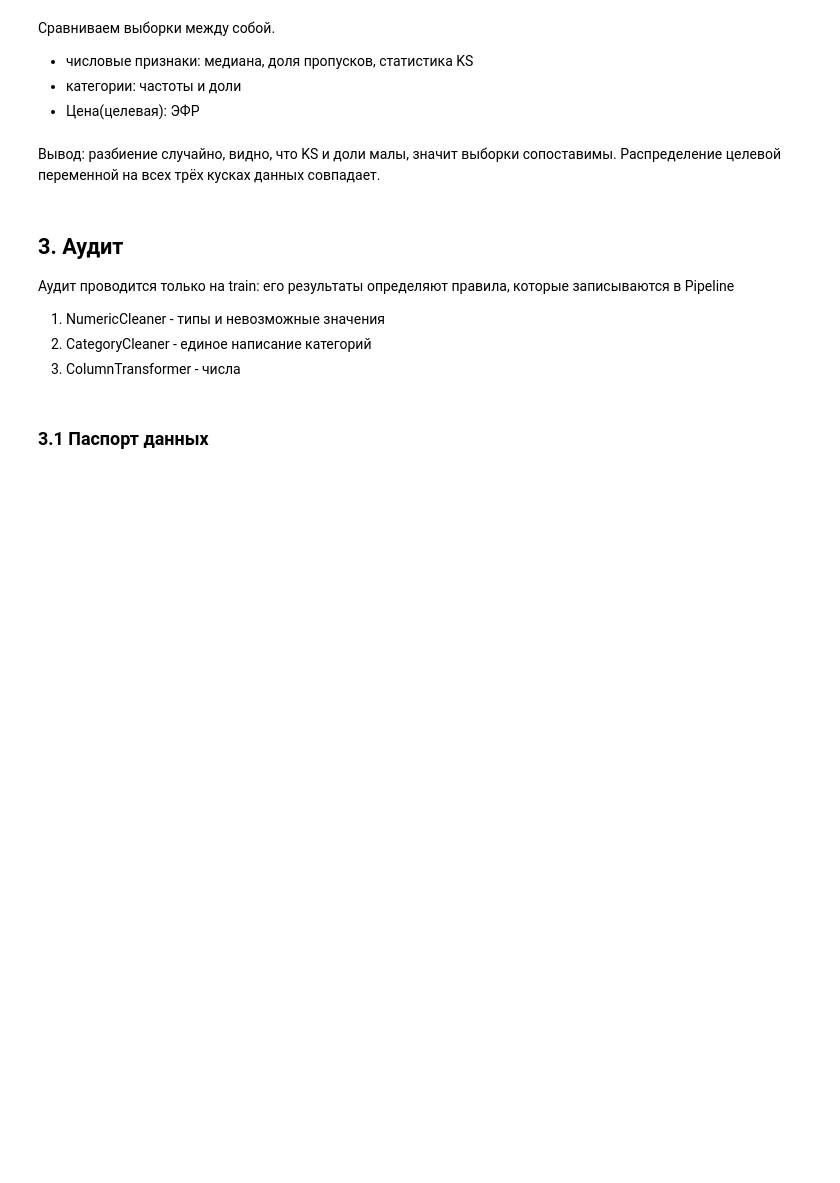
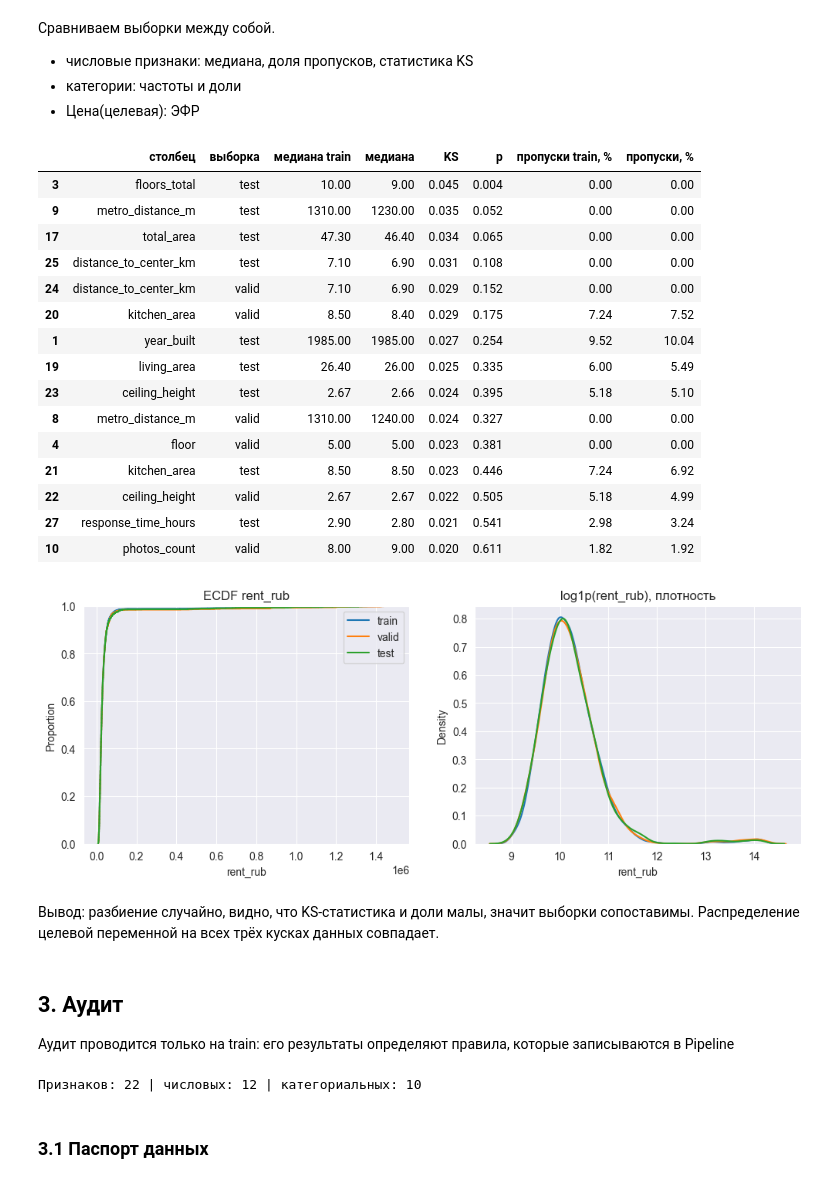
Before and after one commit to 6VolGirl/6VolGirl-Suhodolova_Anna_Lab2, a Jupyter notebook: notebooks/01_preparation.ipynb, the cells around one changed output. Saved outputs shown, nothing was run; the diff lists cells and outputs as text; code cells hidden in the pictures; blank space fills up the shorter version.

```diff
--- a/notebooks/01_preparation.ipynb
+++ b/notebooks/01_preparation.ipynb
@@ -133,48 +182,53 @@ add_log("rent_v28*", "разбиение на выборки", "вся выгр
 # %%
 from scipy import stats
 import seaborn as sns
 import matplotlib.pyplot as plt
 
 # Сравниваем valid и test с train
 parts = {"valid": df_valid, "test": df_test}
 
 # Числовые признаки: сравниваем центр (медиану) и долю пропусков. (KS — максимальное расстояние между двумя ECDF(ЭФР) (долями наблюдений ≤ порога))
 rows = []
 for c in INT_COLS + FLOAT_COLS:
     a = df_train[c].dropna().astype(float)
     for name, part in parts.items():
         b = part[c].dropna().astype(float)
         ks = stats.ks_2samp(a, b)
         rows.append({"столбец": c, "выборка": name, "медиана train": a.median(), "медиана": b.median(), "KS": round(ks.statistic, 3), "p": round(ks.pvalue, 3), "пропуски train, %": round(df_train[c].isna().mean() * 100, 2), "пропуски, %": round(part[c].isna().mean() * 100, 2)})
 num_cmp = pd.DataFrame(rows)
 display(num_cmp.sort_values("KS", ascending=False).head(15))
 
-# Категориальные признаки: сравниваем частоты и доли. Пропуск считаем отдельной категорией "<NaN>".
-rows = []
-for c in CAT_COLS:
-    p_tr = df_train[c].astype("string").fillna("<NaN>").value_counts(normalize=True)
-    for name, part in parts.items():
-        p = part[c].astype("string").fillna("<NaN>").value_counts(normalize=True)
-        diff = p_tr.sub(p, fill_value=0).abs() * 100
-        rows.append({"столбец": c, "выборка": name, "макс. разница долей, п.п.": round(diff.max(), 2), "значение": diff.idxmax()})
-display(pd.DataFrame(rows).sort_values("макс. разница долей, п.п.", ascending=False))
-
 # Целевая переменная: ECDF(ЭФР) показывает долю объявлений с ценой ≤ порога
 fig, ax = plt.subplots(1, 2, figsize=(12, 4))
 for name, part in {"train": df_train, "valid": df_valid, "test": df_test}.items():
     sns.ecdfplot(part["rent_rub"].astype(float), ax=ax[0], label=name)
     sns.kdeplot(np.log1p(part["rent_rub"].astype(float)), ax=ax[1], label=name)
 ax[0].set_title("ECDF rent_rub"); ax[1].set_title("log1p(rent_rub), плотность")
 ax[0].legend()
 plt.show()
+# %% [output]
+|  | столбец | выборка | медиана train | медиана | KS | p | пропуски train, % | пропуски, % |
+| 3 | floors_total | test | 10.00 | 9.00 | 0.045 | 0.004 | 0.00 | 0.00 |
+| 9 | metro_distance_m | test | 1310.00 | 1230.00 | 0.035 | 0.052 | 0.00 | 0.00 |
+| 17 | total_area | test | 47.30 | 46.40 | 0.034 | 0.065 | 0.00 | 0.00 |
+| 25 | distance_to_center_km | test | 7.10 | 6.90 | 0.031 | 0.108 | 0.00 | 0.00 |
+| 24 | distance_to_center_km | valid | 7.10 | 6.90 | 0.029 | 0.152 | 0.00 | 0.00 |
+| 20 | kitchen_area | valid | 8.50 | 8.40 | 0.029 | 0.175 | 7.24 | 7.52 |
+| 1 | year_built | test | 1985.00 | 1985.00 | 0.027 | 0.254 | 9.52 | 10.04 |
+| 19 | living_area | test | 26.40 | 26.00 | 0.025 | 0.335 | 6.00 | 5.49 |
+| 23 | ceiling_height | test | 2.67 | 2.66 | 0.024 | 0.395 | 5.18 | 5.10 |
+| 8 | metro_distance_m | valid | 1310.00 | 1240.00 | 0.024 | 0.327 | 0.00 | 0.00 |
+| 4 | floor | valid | 5.00 | 5.00 | 0.023 | 0.381 | 0.00 | 0.00 |
+| 21 | kitchen_area | test | 8.50 | 8.50 | 0.023 | 0.446 | 7.24 | 6.92 |
+| 22 | ceiling_height | valid | 2.67 | 2.67 | 0.022 | 0.505 | 5.18 | 4.99 |
+| 27 | response_time_hours | test | 2.90 | 2.80 | 0.021 | 0.541 | 2.98 | 3.24 |
+| 10 | photos_count | valid | 8.00 | 9.00 | 0.020 | 0.611 | 1.82 | 1.92 |
+[figure, added]
 # %% [markdown]
-Вывод: разбиение случайно, видно, что KS и доли малы, значит выборки сопоставимы. Распределение целевой переменной на всех трёх кусках данных совпадает.
+Вывод: разбиение случайно, видно, что KS-статистика и доли малы, значит выборки сопоставимы. Распределение целевой переменной на всех трёх кусках данных совпадает.
 # %% [markdown]
 ## 3. Аудит
 Аудит проводится только на train: его результаты определяют правила, которые записываются в Pipeline
-1. NumericCleaner - типы и невозможные значения
-2. CategoryCleaner - единое написание категорий
-3. ColumnTransformer - числа
 # %%
 import sys
 sys.path.insert(0, str(Path("..").resolve()))
@@ -191,6 +245,8 @@ X_train, y_train = df_train[FEATURES], df_train[TARGET].astype(float)
 X_valid, y_valid = df_valid[FEATURES], df_valid[TARGET].astype(float)
 num_train = X_train[NUM_FEATURES].astype(float)
 print("Признаков:", len(FEATURES), "| числовых:", len(NUM_FEATURES), "| категориальных:", len(CAT_FEATURES))
+# %% [output]
+Признаков: 22 | числовых: 12 | категориальных: 10
 # %% [markdown]
 ### 3.1 Паспорт данных
 # %%
```
Also changed, not shown: parts of 66 cells of this notebook, 2 other files.
